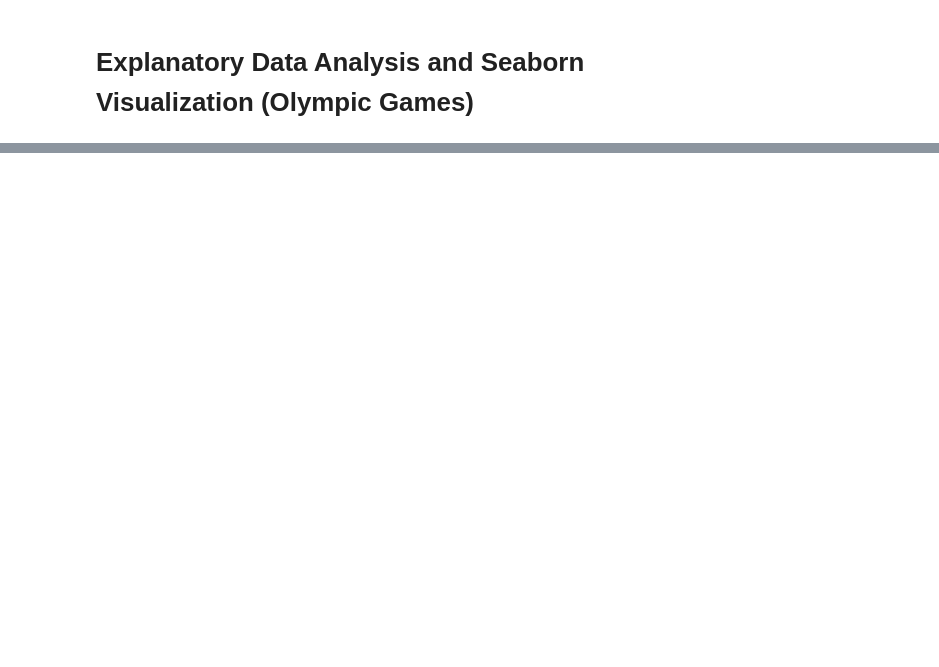
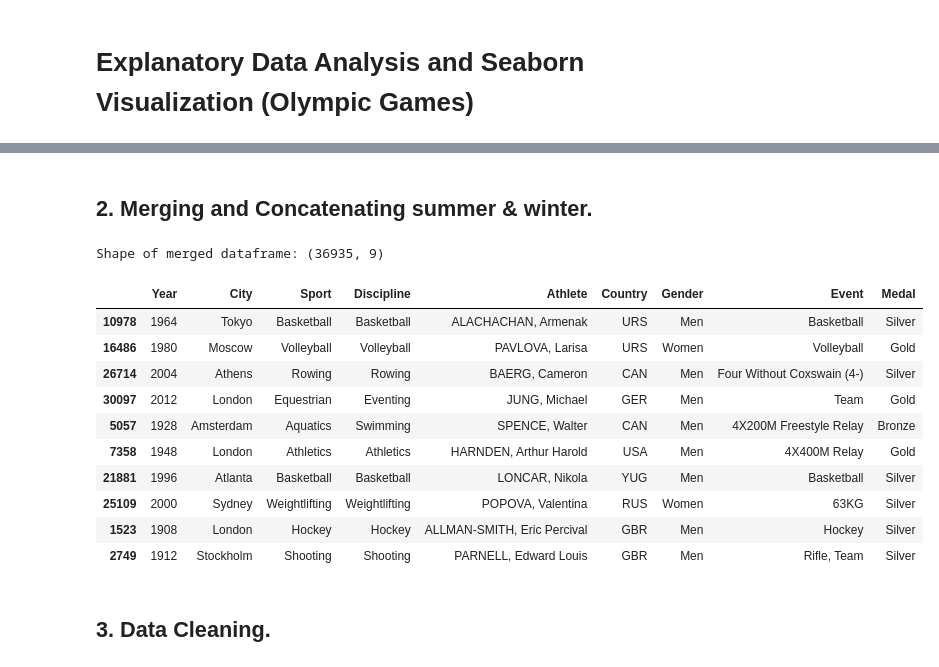
Before and after one commit to SengLay/PDS-Project, a Jupyter notebook: sources/main.ipynb, the cells around one changed output, grey strips where cells are left out. Cells and saved outputs as stored; diff of their text form; code cells hidden in the pictures; blank space fills up the shorter version.

```diff
--- a/sources/main.ipynb
+++ b/sources/main.ipynb
@@ -27,0 +62,26 @@ import matplotlib.pyplot as plt
+# %% [markdown]
+## 2. Merging and Concatenating summer & winter.
+# %%
+df_1_copy = df_1.copy()
+df_2_copy = df_2.copy()
+df_3_copy = df_3.copy()
+
+summer_winter_df = pd.merge(df_2_copy, df_3_copy, how='outer')
+
+print(f"Shape of merged dataframe: {summer_winter_df.shape}")
+summer_winter_df.sample(10)
+# %% [output]
+Shape of merged dataframe: (36935, 9)
+|  | Year | City | Sport | Discipline | Athlete | Country | Gender | Event | Medal |
+| 10978 | 1964 | Tokyo | Basketball | Basketball | ALACHACHAN, Armenak | URS | Men | Basketball | Silver |
+| 16486 | 1980 | Moscow | Volleyball | Volleyball | PAVLOVA, Larisa | URS | Women | Volleyball | Gold |
+| 26714 | 2004 | Athens | Rowing | Rowing | BAERG, Cameron | CAN | Men | Four Without Coxswain (4-) | Silver |
+| 30097 | 2012 | London | Equestrian | Eventing | JUNG, Michael | GER | Men | Team | Gold |
+| 5057 | 1928 | Amsterdam | Aquatics | Swimming | SPENCE, Walter | CAN | Men | 4X200M Freestyle Relay | Bronze |
+| 7358 | 1948 | London | Athletics | Athletics | HARNDEN, Arthur Harold | USA | Men | 4X400M Relay | Gold |
+| 21881 | 1996 | Atlanta | Basketball | Basketball | LONCAR, Nikola | YUG | Men | Basketball | Silver |
+| 25109 | 2000 | Sydney | Weightlifting | Weightlifting | POPOVA, Valentina | RUS | Women | 63KG | Silver |
+| 1523 | 1908 | London | Hockey | Hockey | ALLMAN-SMITH, Eric Percival | GBR | Men | Hockey | Silver |
+| 2749 | 1912 | Stockholm | Shooting | Shooting | PARNELL, Edward Louis | GBR | Men | Rifle, Team | Silver |
+# %% [markdown]
+## 3. Data Cleaning.
```
Also changed, not shown: parts of 59 cells of this notebook.
